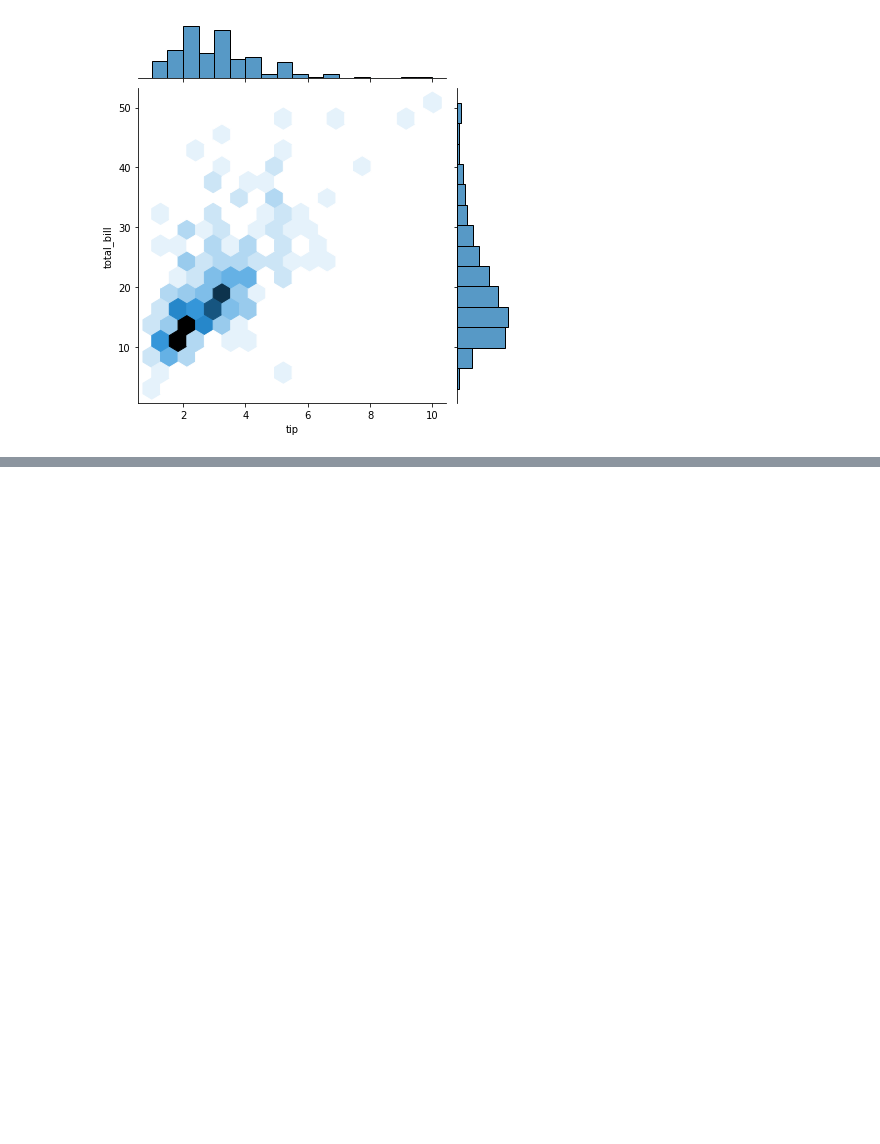
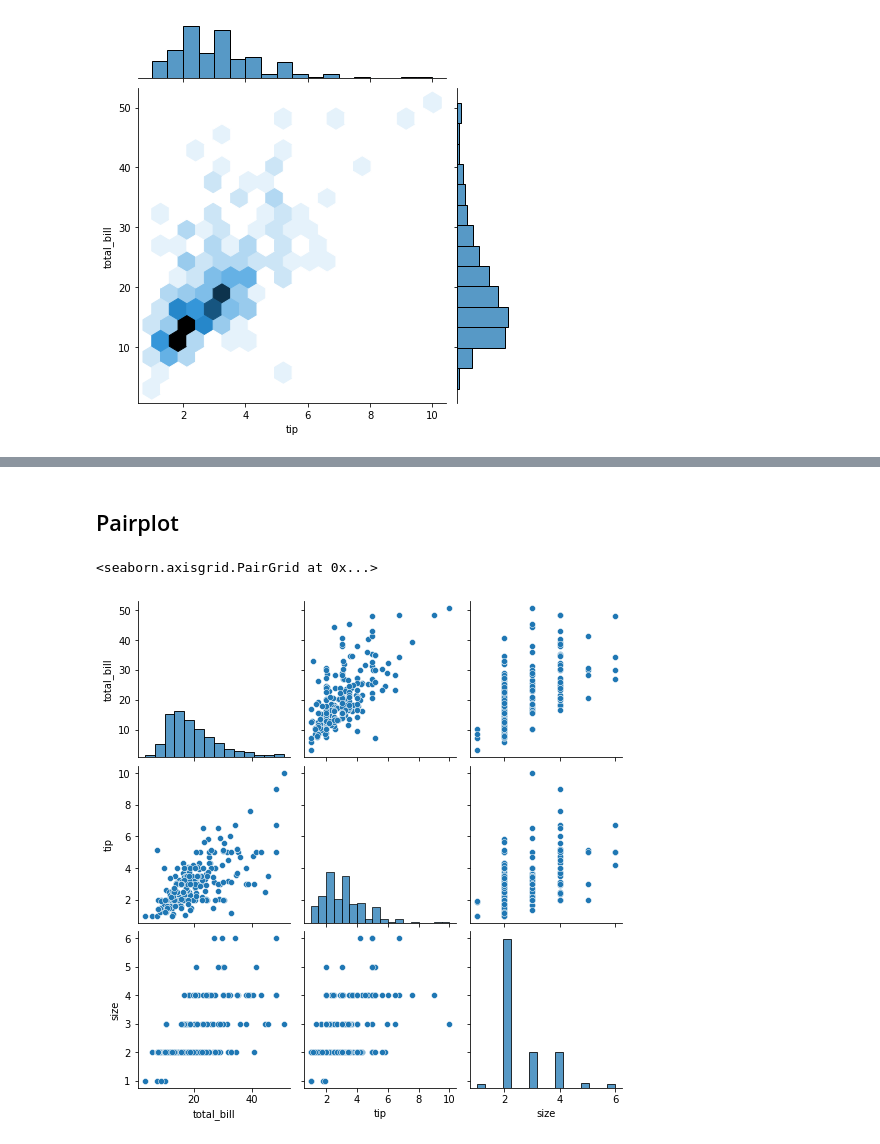
Before and after one commit to SaM-0777/python-ml, a Jupyter notebook: Plotting.ipynb, the cells around one changed output, grey strips where cells are left out. Saved outputs shown, nothing was run; the diff lists cells and outputs as text; code cells hidden in the pictures; blank space fills up the shorter version.

```diff
--- a/Plotting.ipynb
+++ b/Plotting.ipynb
@@ -76,0 +82,7 @@ sbn.jointplot(x='tip', y='total_bill', data=df, kind='hex')
+# %% [markdown]
+## Pairplot
+# %%
+sbn.pairplot(df)
+# %% [output]
+<seaborn.axisgrid.PairGrid at 0x...>
+[figure, added]
```
Also changed, not shown: parts of 4 cells of this notebook.
